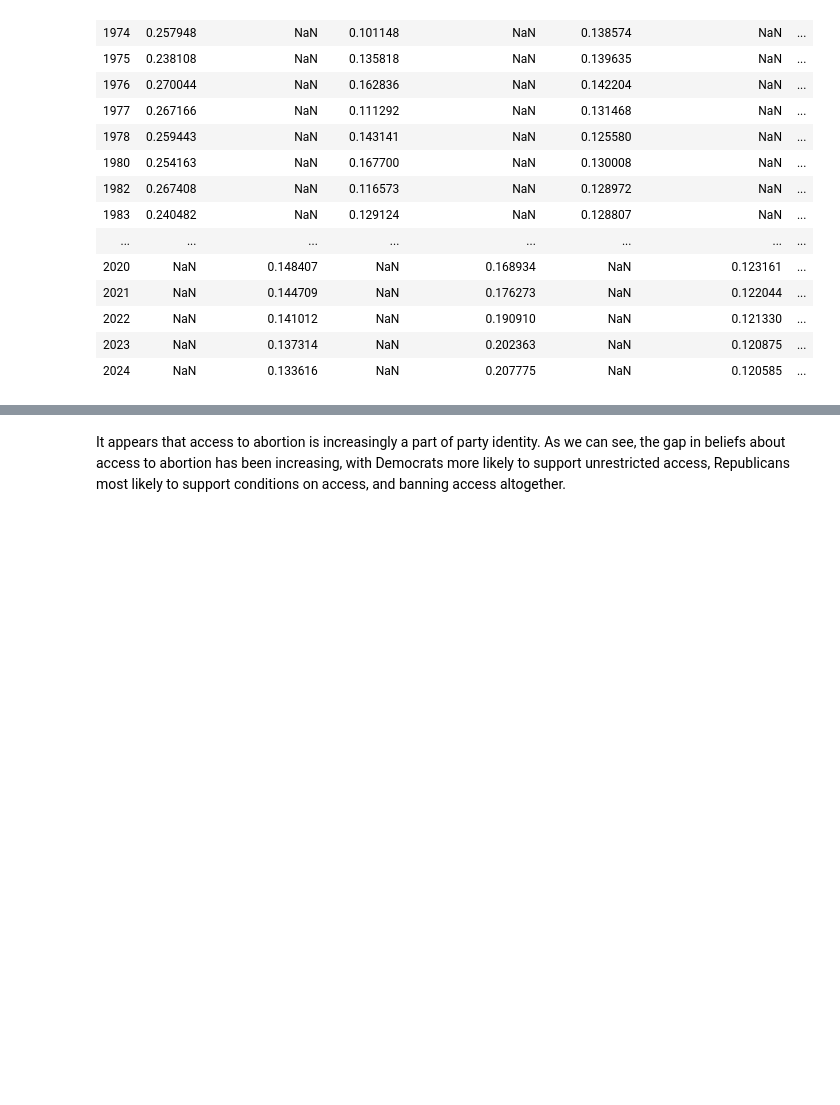
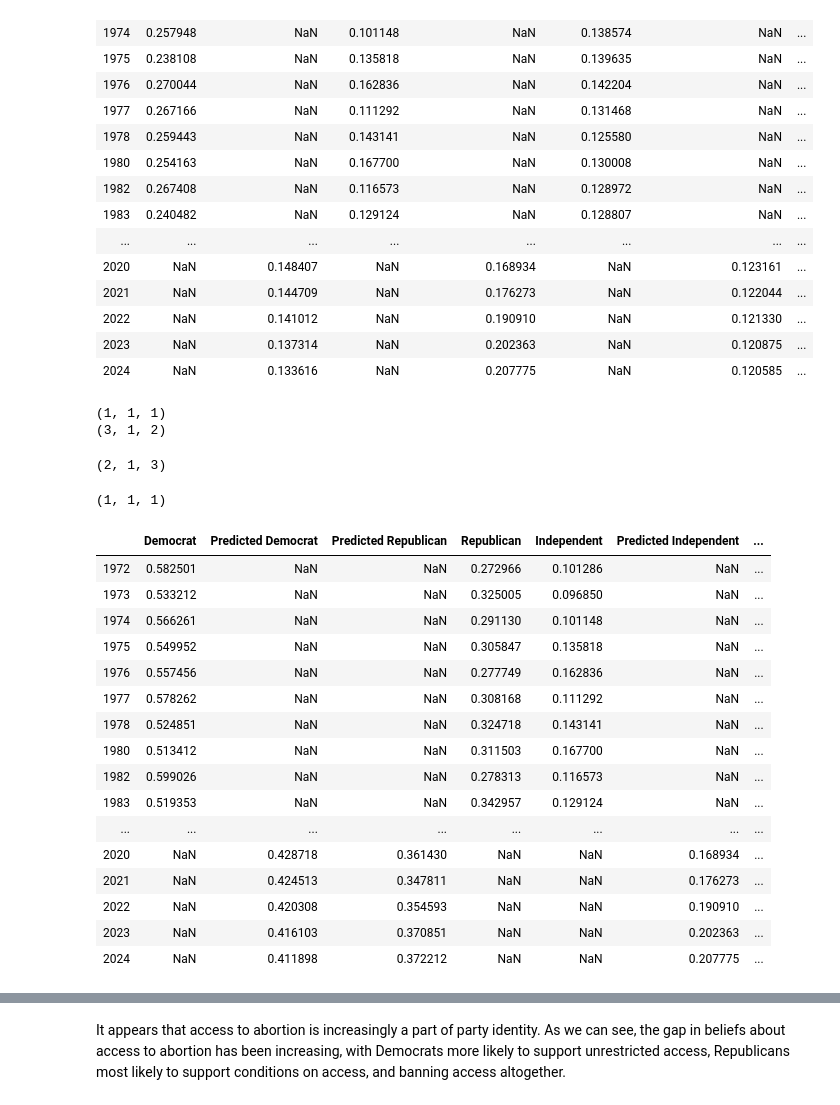
Before and after one commit to shsobieski/Faultlines, a Jupyter notebook: project.ipynb, the cells around one changed output, grey strips where cells are left out. Cells and saved outputs as stored; diff of their text form; code cells hidden in the pictures; blank space fills up the shorter version.

```diff
--- a/project.ipynb
+++ b/project.ipynb
@@ -187,2 +158,25 @@ df
 # %%
-df.to_excel('data/predictions/voter/overall.xlsx')
+party_aff_ovr = store_predictions(overall)
+party_aff_ovr.to_excel('data/predictions/voter/overall.xlsx')
+# %% [output]
+(1, 1, 1)
+(3, 1, 2)
+(2, 1, 3)
+(1, 1, 1)
+|  | Democrat | Predicted Democrat | Predicted Republican | Republican | Independent | Predicted Independent | ... |
+| 1972 | 0.582501 | NaN | NaN | 0.272966 | 0.101286 | NaN | ... |
+| 1973 | 0.533212 | NaN | NaN | 0.325005 | 0.096850 | NaN | ... |
+| 1974 | 0.566261 | NaN | NaN | 0.291130 | 0.101148 | NaN | ... |
+| 1975 | 0.549952 | NaN | NaN | 0.305847 | 0.135818 | NaN | ... |
+| 1976 | 0.557456 | NaN | NaN | 0.277749 | 0.162836 | NaN | ... |
+| 1977 | 0.578262 | NaN | NaN | 0.308168 | 0.111292 | NaN | ... |
+| 1978 | 0.524851 | NaN | NaN | 0.324718 | 0.143141 | NaN | ... |
+| 1980 | 0.513412 | NaN | NaN | 0.311503 | 0.167700 | NaN | ... |
+| 1982 | 0.599026 | NaN | NaN | 0.278313 | 0.116573 | NaN | ... |
+| 1983 | 0.519353 | NaN | NaN | 0.342957 | 0.129124 | NaN | ... |
+| ... | ... | ... | ... | ... | ... | ... | ... |
+| 2020 | NaN | 0.428718 | 0.361430 | NaN | NaN | 0.168934 | ... |
+| 2021 | NaN | 0.424513 | 0.347811 | NaN | NaN | 0.176273 | ... |
+| 2022 | NaN | 0.420308 | 0.354593 | NaN | NaN | 0.190910 | ... |
+| 2023 | NaN | 0.416103 | 0.370851 | NaN | NaN | 0.202363 | ... |
+| 2024 | NaN | 0.411898 | 0.372212 | NaN | NaN | 0.207775 | ... |
```
Also changed, not shown: parts of 11 cells of this notebook.
